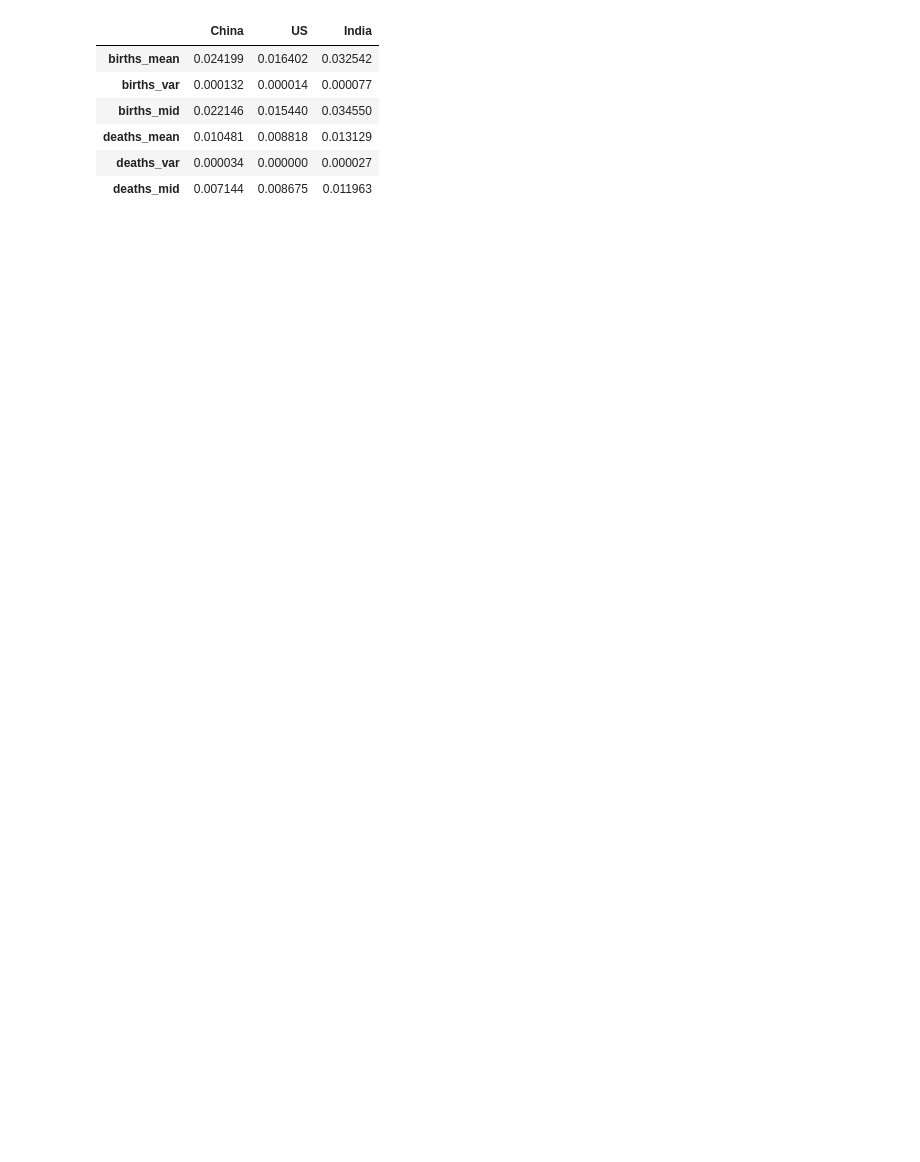
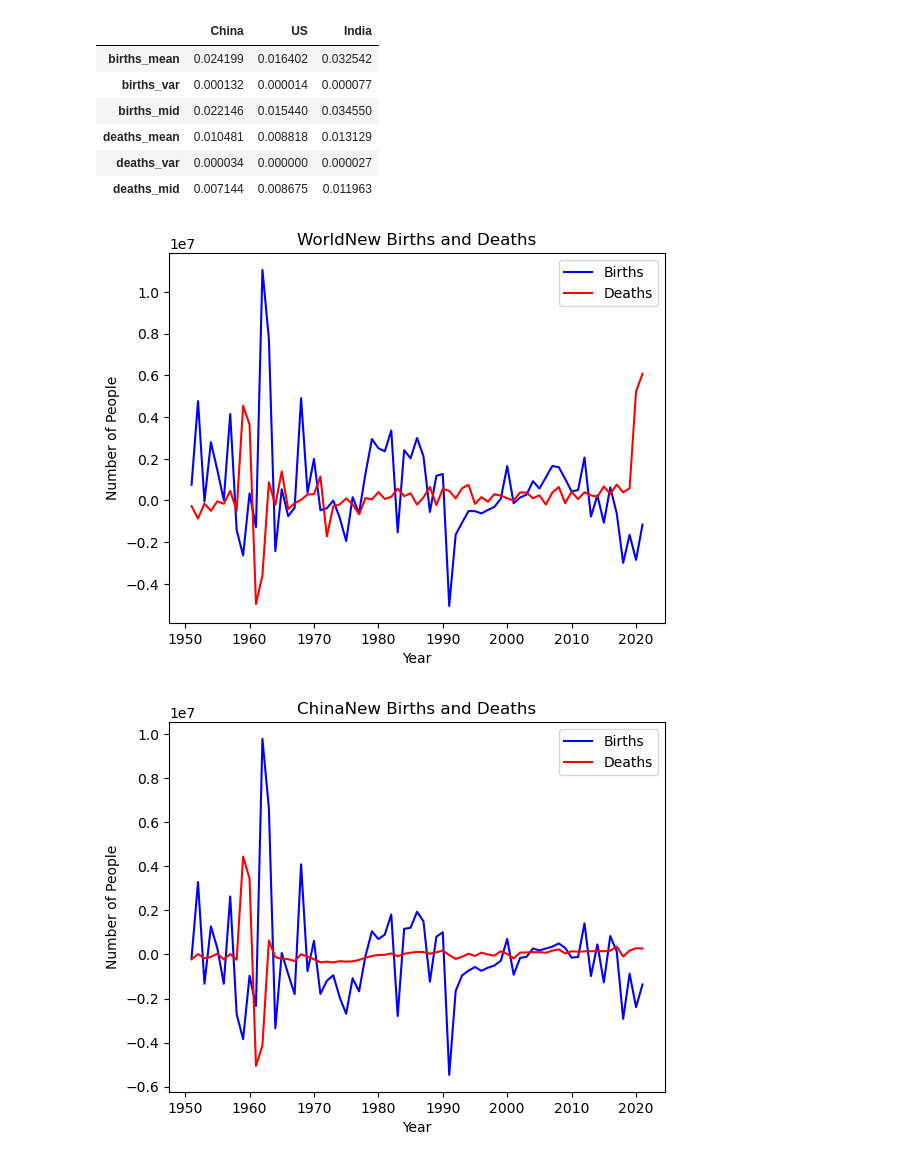
Before and after one commit to h3nng/pythonProject4, a Jupyter notebook: 1.ipynb, the cells around one changed output. Drawn from its saved outputs; the diff is of its cells as text; code cells hidden in the pictures; blank space fills up the shorter version.

```diff
--- a/1.ipynb
+++ b/1.ipynb
@@ -290,3 +298,27 @@ display(data)
 | deaths_mean | 0.010481 | 0.008818 | 0.013129 |
 | deaths_var | 0.000034 | 0.000000 | 0.000027 |
 | deaths_mid | 0.007144 | 0.008675 | 0.011963 |
+# %%
+# 数据可视化
+# 绘制每年全球的新增出生人数和新增死亡人数的折线图
+def draw_line_chart(area):
+    temp = []
+    temp1 = []
+    for i,j in zip(bd.index.get_level_values(1).unique(), bd.index.get_level_values(1).unique()[1: ]):
+        temp.append(bd.loc[(area,j),'Births'] - bd.loc[(area,i),'Births']) # type: ignore
+        temp1.append(bd.loc[(area,j),'Deaths'] - bd.loc[(area,i),'Deaths']) # type: ignore
+    temp = np.array(temp)
+    temp1 = np.array(temp1)
+    plt.plot(bd.index.get_level_values(1).unique()[1:], temp, label='Births', color='blue')
+    plt.plot(bd.index.get_level_values(1).unique()[1:], temp1, label='Deaths', color='red')
+    plt.title(area + 'New Births and Deaths')
+    plt.xlabel('Year')
+    plt.ylabel('Number of People')
+    plt.legend()
+    plt.show()
+# 调用函数
+for area in ['World', 'China', 'India', 'United States']:
+    draw_line_chart(area)
+# %% [output]
+[figure, added]
+[figure, added]
```
Also changed, not shown: parts of 7 cells of this notebook, 2 other files.
